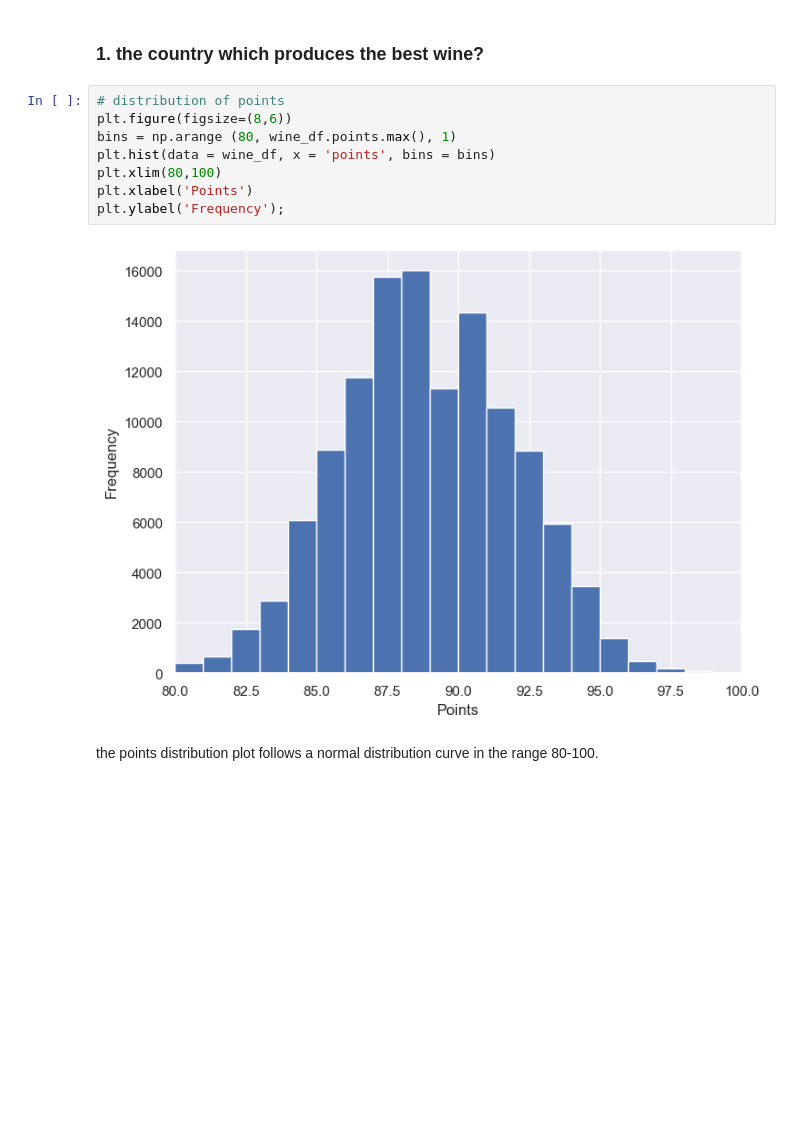
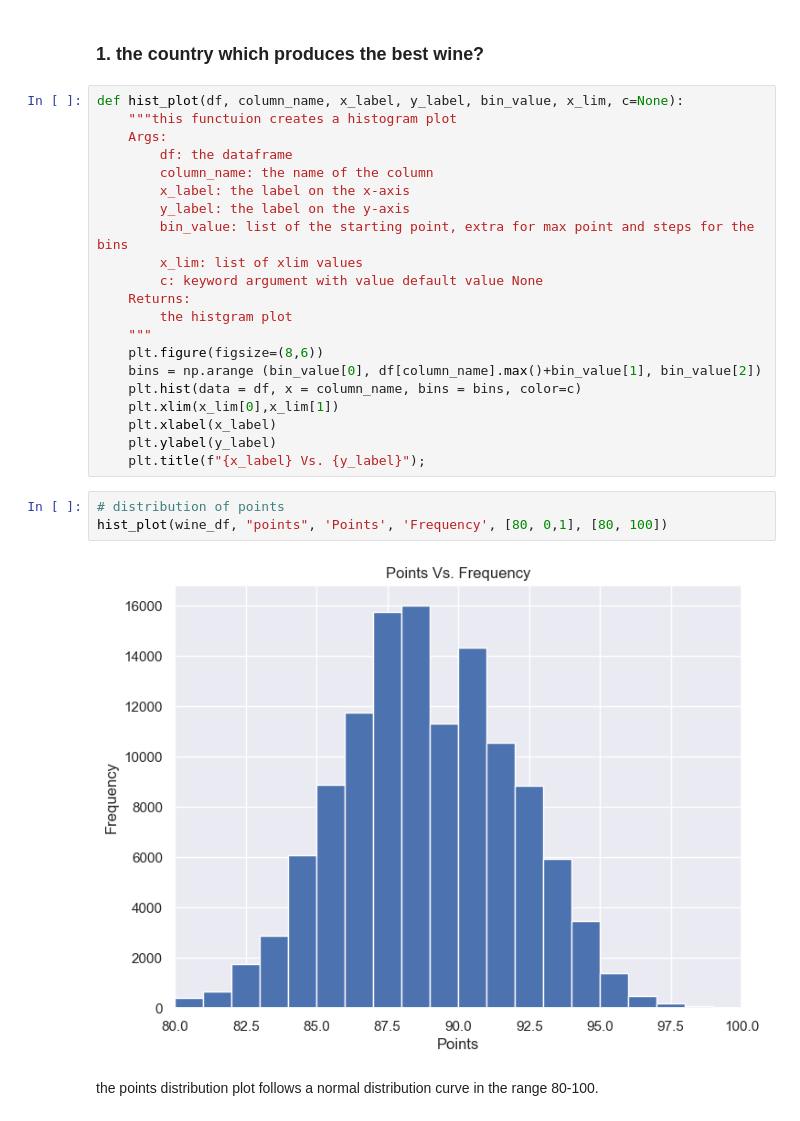
Before and after one commit to ajeet214/data-scientist-blog-post, a Jupyter notebook: Wine_Review_Ajeet.ipynb, the cells around one changed output. Saved outputs shown, nothing was run; the diff lists cells and outputs as text; blank space fills up the shorter version.

```diff
--- a/Wine_Review_Ajeet.ipynb
+++ b/Wine_Review_Ajeet.ipynb
@@ -336,16 +336,32 @@ Name: year, Length: 120915, dtype: object
 ## Exploratory Data Analysis: Visualization
 # %% [markdown]
 ### 1. the country which produces the best wine?
+# %%
+def hist_plot(df, column_name, x_label, y_label, bin_value, x_lim, c=None):
+    """this functuion creates a histogram plot
+    Args:
+        df: the dataframe
+        column_name: the name of the column
+        x_label: the label on the x-axis
+        y_label: the label on the y-axis
+        bin_value: list of the starting point, extra for max point and steps for the bins
+        x_lim: list of xlim values
+        c: keyword argument with value default value None
+    Returns:
+        the histgram plot
+    """
+    plt.figure(figsize=(8,6))
+    bins = np.arange (bin_value[0], df[column_name].max()+bin_value[1], bin_value[2])
+    plt.hist(data = df, x = column_name, bins = bins, color=c)
+    plt.xlim(x_lim[0],x_lim[1])
+    plt.xlabel(x_label)
+    plt.ylabel(y_label)
+    plt.title(f"{x_label} Vs. {y_label}");
 # %%
 # distribution of points
-plt.figure(figsize=(8,6))
-bins = np.arange (80, wine_df.points.max(), 1)
-plt.hist(data = wine_df, x = 'points', bins = bins)
-plt.xlim(80,100)
-plt.xlabel('Points')
-plt.ylabel('Frequency');
+hist_plot(wine_df, "points", 'Points', 'Frequency', [80, 0,1], [80, 100])
 # %% [output]
-[figure, old version]
+[figure, new version]
 # %% [markdown]
 the points distribution plot follows a normal distribution curve in the range 80-100.
 # %%
```
Also changed, not shown: parts of 1 cell of this notebook.
